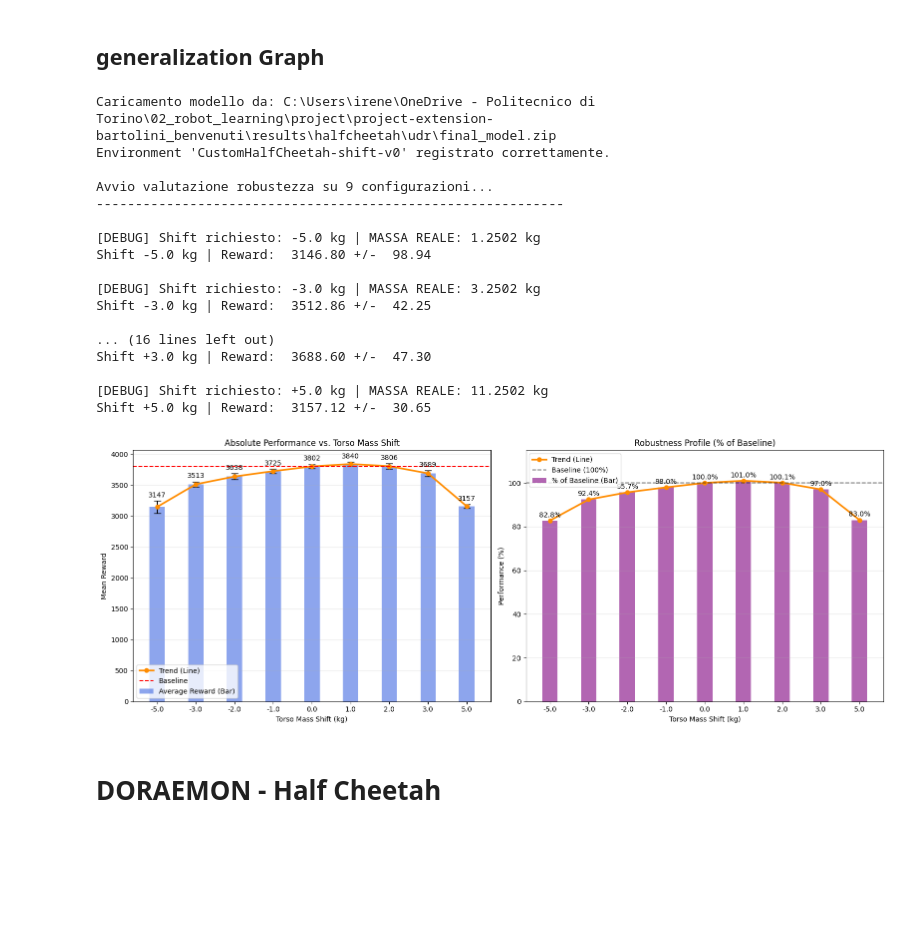
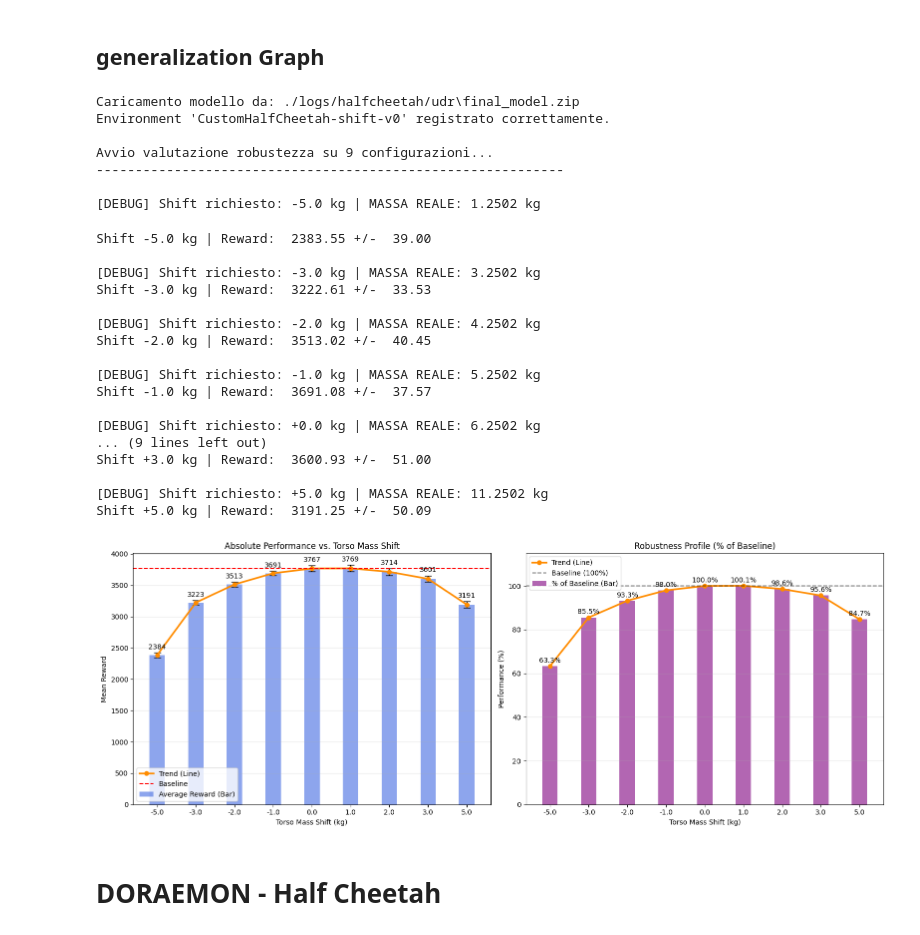
Before and after one commit to alessandro-benvenuti/doraemon-sim2real, a Jupyter notebook: notebooks/halfcheetah_experiments.ipynb, the cells around one changed output. Saved outputs shown, nothing was run; the diff lists cells and outputs as text; code cells hidden in the pictures; blank space fills up the shorter version.

```diff
--- a/notebooks/halfcheetah_experiments.ipynb
+++ b/notebooks/halfcheetah_experiments.ipynb
@@ -105,6 +105,6 @@ norm_path = f"./logs/halfcheetah/udr/final_vecnormalize.pkl"
 source_env = gym.make('CustomHalfCheetah-source-v0')
 
 target_env = gym.make('CustomHalfCheetah-target-v0')
-model_udr_loaded = SAC.load('C:\\Users\\irene\\OneDrive - Politecnico di Torino\\02_robot_learning\\project\\project-extension-bartolini_benvenuti\\results\\halfcheetah\\udr\\final_model.zip', device="cpu")
-evaluate_sim2real(model_udr_loaded, source_env, target_env, log_dir="C:\\Users\\irene\\OneDrive - Politecnico di Torino\\02_robot_learning\\project\\project-extension-bartolini_benvenuti\\results\\halfcheetah\\udr", model_name="final")
+
+evaluate_sim2real(model_udr, source_env, target_env, log_dir="./logs/halfcheetah/udr", model_name="final")
 # %% [output]
@@ -184,7 +182,7 @@ import os
 
 # --- 1. CONFIGURAZIONE PATH ---
 # Definisci i path una volta sola all'inizio
-BASE_RESULTS_PATH = "C:\\Users\\irene\\OneDrive - Politecnico di Torino\\02_robot_learning\\project\\project-extension-bartolini_benvenuti\\results\\halfcheetah\\udr"
+BASE_RESULTS_PATH = "./logs/halfcheetah/udr"
 model_path = os.path.join(BASE_RESULTS_PATH, "final_model.zip")
 norm_path = os.path.join(BASE_RESULTS_PATH, "final_vecnormalize.pkl")
 
@@ -296,45 +294,52 @@ ax1.bar_label(bars1, fmt='%.0f', padding=3)
 # 1. Le Barre
 bars2 = ax2.bar(x_pos, percentages, align='center',
                 alpha=0.6, width=bar_width,
                 color='purple', label='% of Baseline (Bar)')
 
 # 2. La Curva in sovraimpressione (Trend)
 ax2.plot(x_pos, percentages, color='darkorange', marker='o', linewidth=2.5, label='Trend (Line)')
 
 ax2.axhline(y=100.0, color='black', linestyle='--', alpha=0.5, label='Baseline (100%)')
 ax2.set_title('Robustness Profile (% of Baseline)')
 ax2.set_xlabel('Torso Mass Shift (kg)')
 ax2.set_ylabel('Performance (%)')
 ax2.set_xticks(x_pos)
 ax2.set_xticklabels(mass_shifts)
 ax2.set_ylim(0, max(115, np.max(percentages) + 10))
 ax2.grid(True, axis='y', alpha=0.3)
 ax2.legend()
 
 # Etichette barre
 ax2.bar_label(bars2, fmt='%.1f%%', padding=3)
 
 plt.tight_layout()
 plt.show()
 # %% [output]
-Caricamento modello da: C:\Users\irene\OneDrive - Politecnico di Torino\02_robot_learning\project\project-extension-bartolini_benvenuti\results\halfcheetah\udr\final_model.zip
+Caricamento modello da: ./logs/halfcheetah/udr\final_model.zip
 Environment 'CustomHalfCheetah-shift-v0' registrato correttamente.
 
 Avvio valutazione robustezza su 9 configurazioni...
 ------------------------------------------------------------
 
 [DEBUG] Shift richiesto: -5.0 kg | MASSA REALE: 1.2502 kg
-Shift -5.0 kg | Reward:  3146.80 +/-  98.94
-
-[DEBUG] Shift richiesto: -3.0 kg | MASSA REALE: 3.2502 kg
-Shift -3.0 kg | Reward:  3512.86 +/-  42.25
-
-... (16 lines left out)
-Shift +3.0 kg | Reward:  3688.60 +/-  47.30
-
-[DEBUG] Shift richiesto: +5.0 kg | MASSA REALE: 11.2502 kg
-Shift +5.0 kg | Reward:  3157.12 +/-  30.65
+Shift -5.0 kg | Reward:  2383.55 +/-  39.00
+
+[DEBUG] Shift richiesto: -3.0 kg | MASSA REALE: 3.2502 kg
+Shift -3.0 kg | Reward:  3222.61 +/-  33.53
+
+[DEBUG] Shift richiesto: -2.0 kg | MASSA REALE: 4.2502 kg
+Shift -2.0 kg | Reward:  3513.02 +/-  40.45
+
+[DEBUG] Shift richiesto: -1.0 kg | MASSA REALE: 5.2502 kg
+Shift -1.0 kg | Reward:  3691.08 +/-  37.57
+
+[DEBUG] Shift richiesto: +0.0 kg | MASSA REALE: 6.2502 kg
+... (9 lines left out)
+Shift +3.0 kg | Reward:  3600.93 +/-  51.00
+
+[DEBUG] Shift richiesto: +5.0 kg | MASSA REALE: 11.2502 kg
+Shift +5.0 kg | Reward:  3191.25 +/-  50.09
-[figure, old version]
+[figure, new version]
 # %% [markdown]
 # DORAEMON - Half Cheetah
 # %% [markdown]
```
Also changed, not shown: parts of 6 cells of this notebook, 2 other files.
